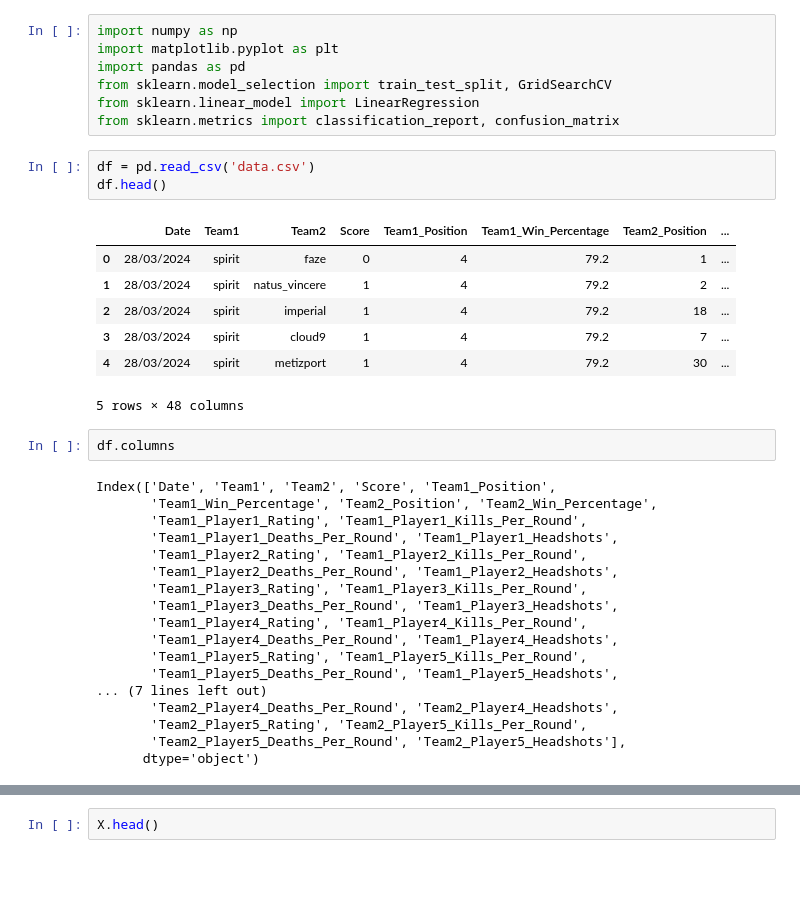
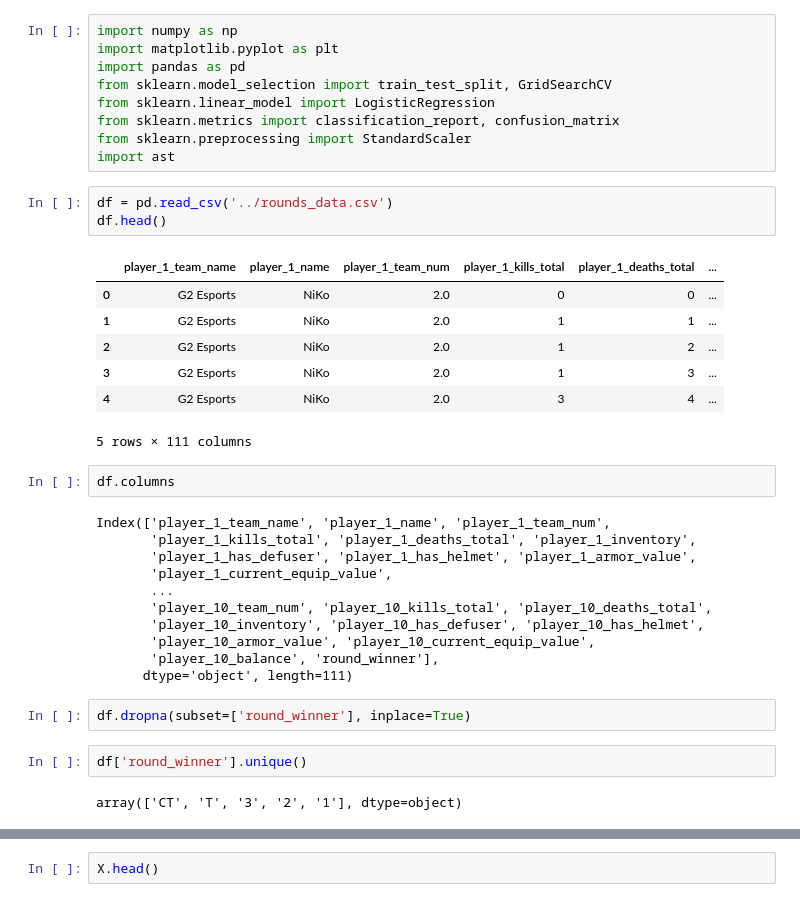
Before and after one commit to FCosmin27/cs2-predictive-models, a Jupyter notebook: round_winner_predicting_models/logistic_regression_from_sklearn.ipynb, the cells around one changed output, grey strips where cells are left out. Saved outputs shown, nothing was run; the diff lists cells and outputs as text; blank space fills up the shorter version.

Commit message:
Implementation of sklearn's LogisticRegression using round data

```diff
--- a/round_winner_predicting_models/logistic_regression_from_sklearn.ipynb
+++ b/round_winner_predicting_models/logistic_regression_from_sklearn.ipynb
@@ -3,36 +3,37 @@ import numpy as np
 import matplotlib.pyplot as plt
 import pandas as pd
 from sklearn.model_selection import train_test_split, GridSearchCV
-from sklearn.linear_model import LinearRegression
+from sklearn.linear_model import LogisticRegression
 from sklearn.metrics import classification_report, confusion_matrix
+from sklearn.preprocessing import StandardScaler
+import ast
 # %%
-df = pd.read_csv('data.csv')
+df = pd.read_csv('../rounds_data.csv')
 df.head()
 # %% [output]
-|  | Date | Team1 | Team2 | Score | Team1_Position | Team1_Win_Percentage | Team2_Position | ... |
-| 0 | 28/03/2024 | spirit | faze | 0 | 4 | 79.2 | 1 | ... |
-| 1 | 28/03/2024 | spirit | natus_vincere | 1 | 4 | 79.2 | 2 | ... |
-| 2 | 28/03/2024 | spirit | imperial | 1 | 4 | 79.2 | 18 | ... |
-| 3 | 28/03/2024 | spirit | cloud9 | 1 | 4 | 79.2 | 7 | ... |
-| 4 | 28/03/2024 | spirit | metizport | 1 | 4 | 79.2 | 30 | ... |
+|  | player_1_team_name | player_1_name | player_1_team_num | player_1_kills_total | player_1_deaths_total | ... |
+| 0 | G2 Esports | NiKo | 2.0 | 0 | 0 | ... |
+| 1 | G2 Esports | NiKo | 2.0 | 1 | 1 | ... |
+| 2 | G2 Esports | NiKo | 2.0 | 1 | 2 | ... |
+| 3 | G2 Esports | NiKo | 2.0 | 1 | 3 | ... |
+| 4 | G2 Esports | NiKo | 2.0 | 3 | 4 | ... |
-5 rows × 48 columns
+5 rows × 111 columns
 # %%
 df.columns
 # %% [output]
-Index(['Date', 'Team1', 'Team2', 'Score', 'Team1_Position',
-       'Team1_Win_Percentage', 'Team2_Position', 'Team2_Win_Percentage',
-       'Team1_Player1_Rating', 'Team1_Player1_Kills_Per_Round',
-       'Team1_Player1_Deaths_Per_Round', 'Team1_Player1_Headshots',
-       'Team1_Player2_Rating', 'Team1_Player2_Kills_Per_Round',
-       'Team1_Player2_Deaths_Per_Round', 'Team1_Player2_Headshots',
-       'Team1_Player3_Rating', 'Team1_Player3_Kills_Per_Round',
-       'Team1_Player3_Deaths_Per_Round', 'Team1_Player3_Headshots',
-       'Team1_Player4_Rating', 'Team1_Player4_Kills_Per_Round',
-       'Team1_Player4_Deaths_Per_Round', 'Team1_Player4_Headshots',
-       'Team1_Player5_Rating', 'Team1_Player5_Kills_Per_Round',
-       'Team1_Player5_Deaths_Per_Round', 'Team1_Player5_Headshots',
-... (7 lines left out)
-       'Team2_Player4_Deaths_Per_Round', 'Team2_Player4_Headshots',
-       'Team2_Player5_Rating', 'Team2_Player5_Kills_Per_Round',
-       'Team2_Player5_Deaths_Per_Round', 'Team2_Player5_Headshots'],
-      dtype='object')
+Index(['player_1_team_name', 'player_1_name', 'player_1_team_num',
+       'player_1_kills_total', 'player_1_deaths_total', 'player_1_inventory',
+       'player_1_has_defuser', 'player_1_has_helmet', 'player_1_armor_value',
+       'player_1_current_equip_value',
+       ...
+       'player_10_team_num', 'player_10_kills_total', 'player_10_deaths_total',
+       'player_10_inventory', 'player_10_has_defuser', 'player_10_has_helmet',
+       'player_10_armor_value', 'player_10_current_equip_value',
+       'player_10_balance', 'round_winner'],
+      dtype='object', length=111)
+# %%
+df.dropna(subset=['round_winner'], inplace=True)
+# %%
+df['round_winner'].unique()
+# %% [output]
+array(['CT', 'T', '3', '2', '1'], dtype=object)
```
Also changed, not shown: parts of 37 cells of this notebook.
